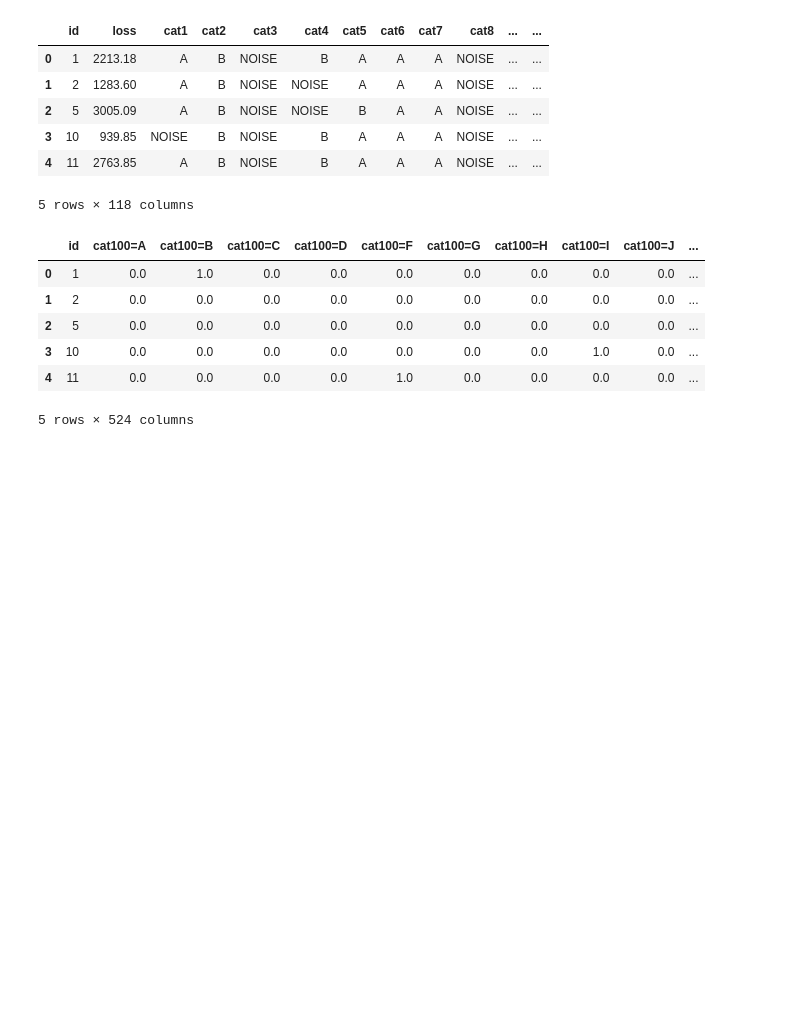
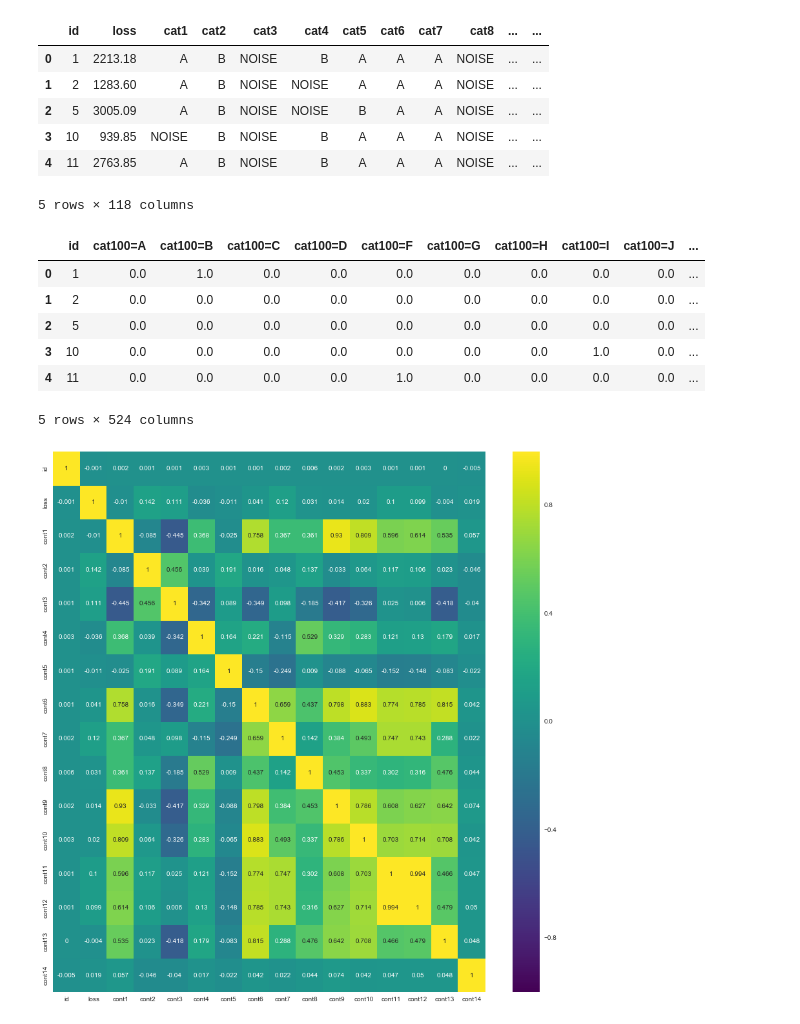
Before and after one commit to SiddhanthUnnithan/allstate_cs, a Jupyter notebook: allstate_analysis.ipynb, the cells around one changed output. Saved outputs shown, nothing was run; the diff lists cells and outputs as text; code cells hidden in the pictures; blank space fills up the shorter version.

```diff
--- a/allstate_analysis.ipynb
+++ b/allstate_analysis.ipynb
@@ -373,0 +397,5 @@ df_categorical_transform.head()
+# %%
+# check correlation of continuous variables
+plot_corr(df_continuous, size_x=15, size_y=15)
+# %% [output]
+[figure, added]
```
Also changed, not shown: parts of 13 cells of this notebook.
